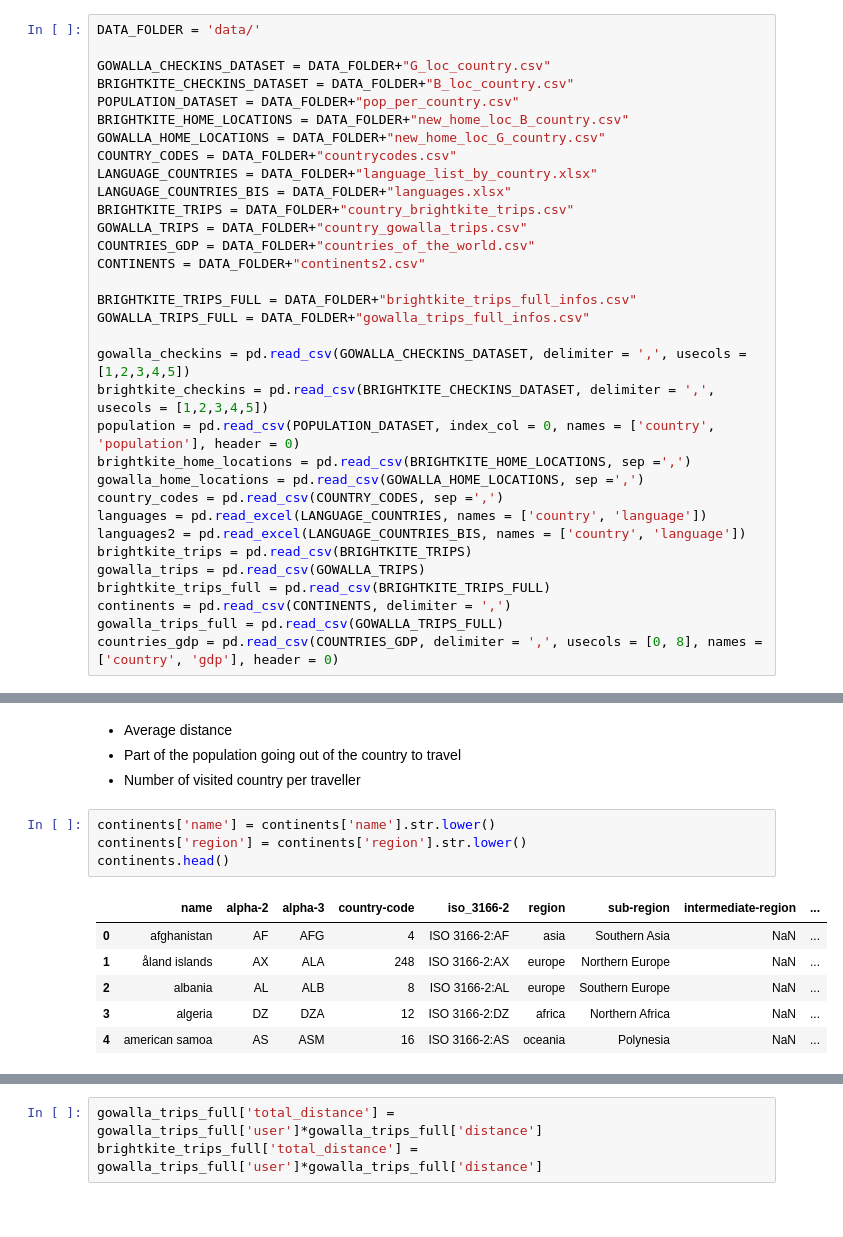
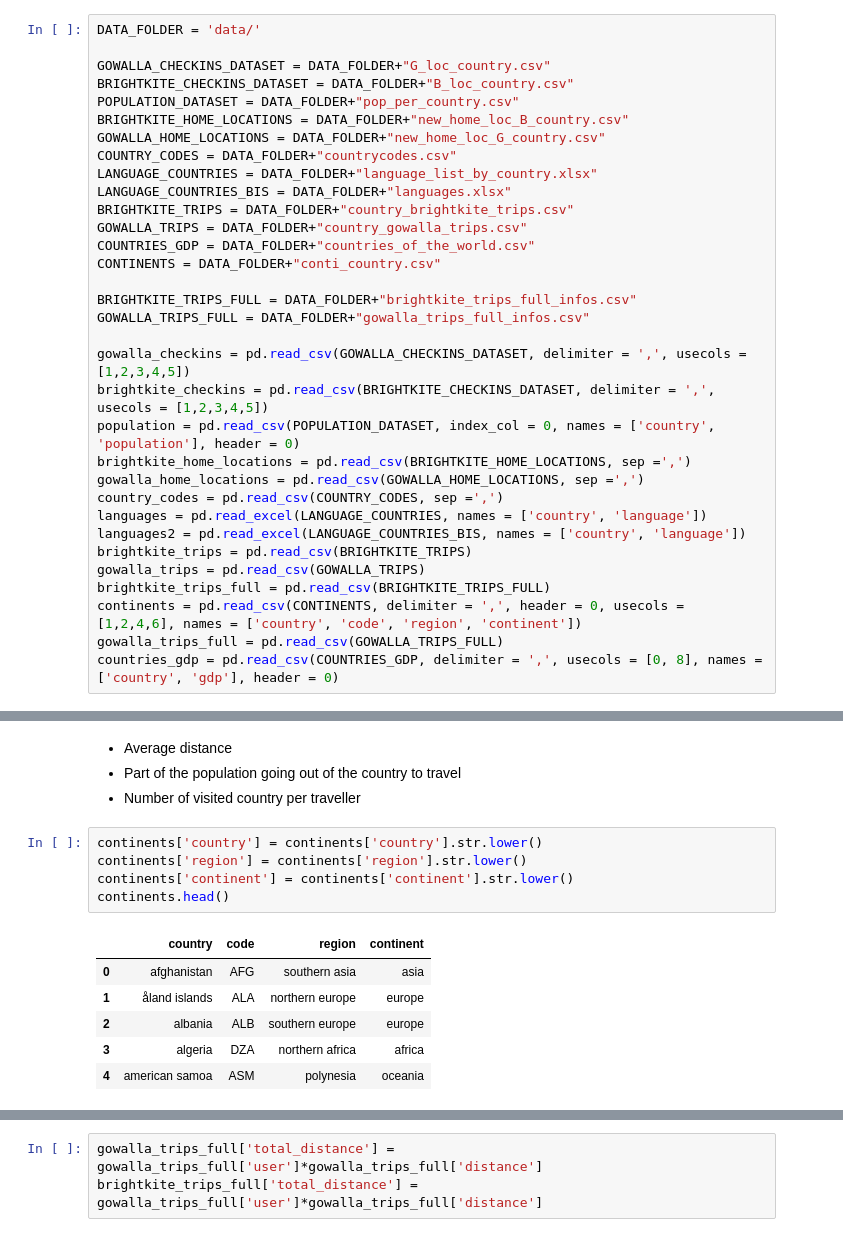
Before and after one commit to epfl-ada/ada-2020-project-milestone-p3-p3_runtime-error, a Jupyter notebook: creative_extension.ipynb, the cells around one changed output, grey strips where cells are left out. Drawn from its saved outputs; the diff is of its cells as text.

```diff
--- a/creative_extension.ipynb
+++ b/creative_extension.ipynb
@@ -28,7 +28,7 @@ LANGUAGE_COUNTRIES_BIS = DATA_FOLDER+"languages.xlsx"
 BRIGHTKITE_TRIPS = DATA_FOLDER+"country_brightkite_trips.csv"
 GOWALLA_TRIPS = DATA_FOLDER+"country_gowalla_trips.csv"
 COUNTRIES_GDP = DATA_FOLDER+"countries_of_the_world.csv"
-CONTINENTS = DATA_FOLDER+"continents2.csv"
+CONTINENTS = DATA_FOLDER+"conti_country.csv"
 
 BRIGHTKITE_TRIPS_FULL = DATA_FOLDER+"brightkite_trips_full_infos.csv"
 GOWALLA_TRIPS_FULL = DATA_FOLDER+"gowalla_trips_full_infos.csv"
@@ -44,7 +44,7 @@ languages2 = pd.read_excel(LANGUAGE_COUNTRIES_BIS, names = ['country', 'language
 brightkite_trips = pd.read_csv(BRIGHTKITE_TRIPS)
 gowalla_trips = pd.read_csv(GOWALLA_TRIPS)
 brightkite_trips_full = pd.read_csv(BRIGHTKITE_TRIPS_FULL)
-continents = pd.read_csv(CONTINENTS, delimiter = ',')
+continents = pd.read_csv(CONTINENTS, delimiter = ',', header = 0, usecols = [1,2,4,6], names = ['country', 'code', 'region', 'continent'])
 gowalla_trips_full = pd.read_csv(GOWALLA_TRIPS_FULL)
 countries_gdp = pd.read_csv(COUNTRIES_GDP, delimiter = ',', usecols = [0, 8], names = ['country', 'gdp'], header = 0)
 # %% [markdown]
@@ -681,14 +711,15 @@ plt.savefig('polynomial_reg_brightkite.png')
 - Part of the population going out of the country to travel
 - Number of visited country per traveller
 # %%
-continents['name'] = continents['name'].str.lower()
+continents['country'] = continents['country'].str.lower()
 continents['region'] = continents['region'].str.lower()
+continents['continent'] = continents['continent'].str.lower()
 continents.head()
 # %% [output]
-|  | name | alpha-2 | alpha-3 | country-code | iso_3166-2 | region | sub-region | intermediate-region | ... |
-| 0 | afghanistan | AF | AFG | 4 | ISO 3166-2:AF | asia | Southern Asia | NaN | ... |
-| 1 | åland islands | AX | ALA | 248 | ISO 3166-2:AX | europe | Northern Europe | NaN | ... |
-| 2 | albania | AL | ALB | 8 | ISO 3166-2:AL | europe | Southern Europe | NaN | ... |
-| 3 | algeria | DZ | DZA | 12 | ISO 3166-2:DZ | africa | Northern Africa | NaN | ... |
-| 4 | american samoa | AS | ASM | 16 | ISO 3166-2:AS | oceania | Polynesia | NaN | ... |
+|  | country | code | region | continent |
+| 0 | afghanistan | AFG | southern asia | asia |
+| 1 | åland islands | ALA | northern europe | europe |
+| 2 | albania | ALB | southern europe | europe |
+| 3 | algeria | DZA | northern africa | africa |
+| 4 | american samoa | ASM | polynesia | oceania |
 # %%
```
Also changed, not shown: parts of 61 cells of this notebook, 1 other file.
